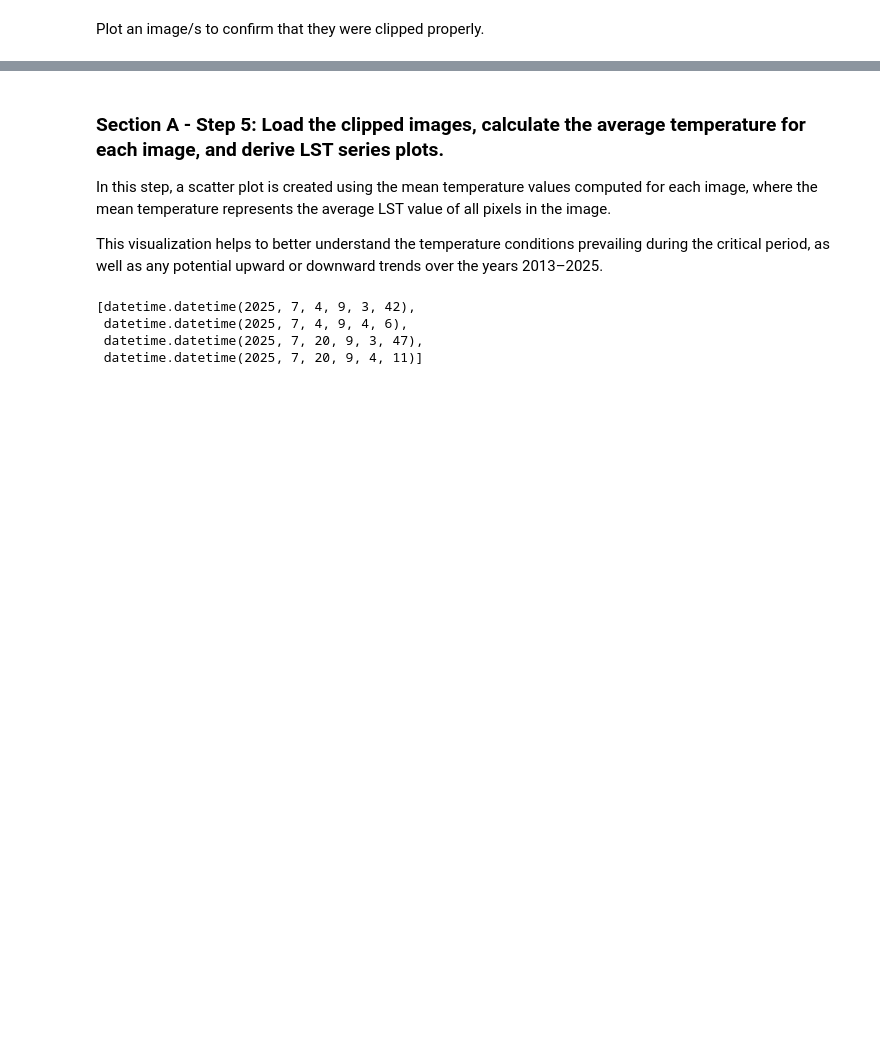
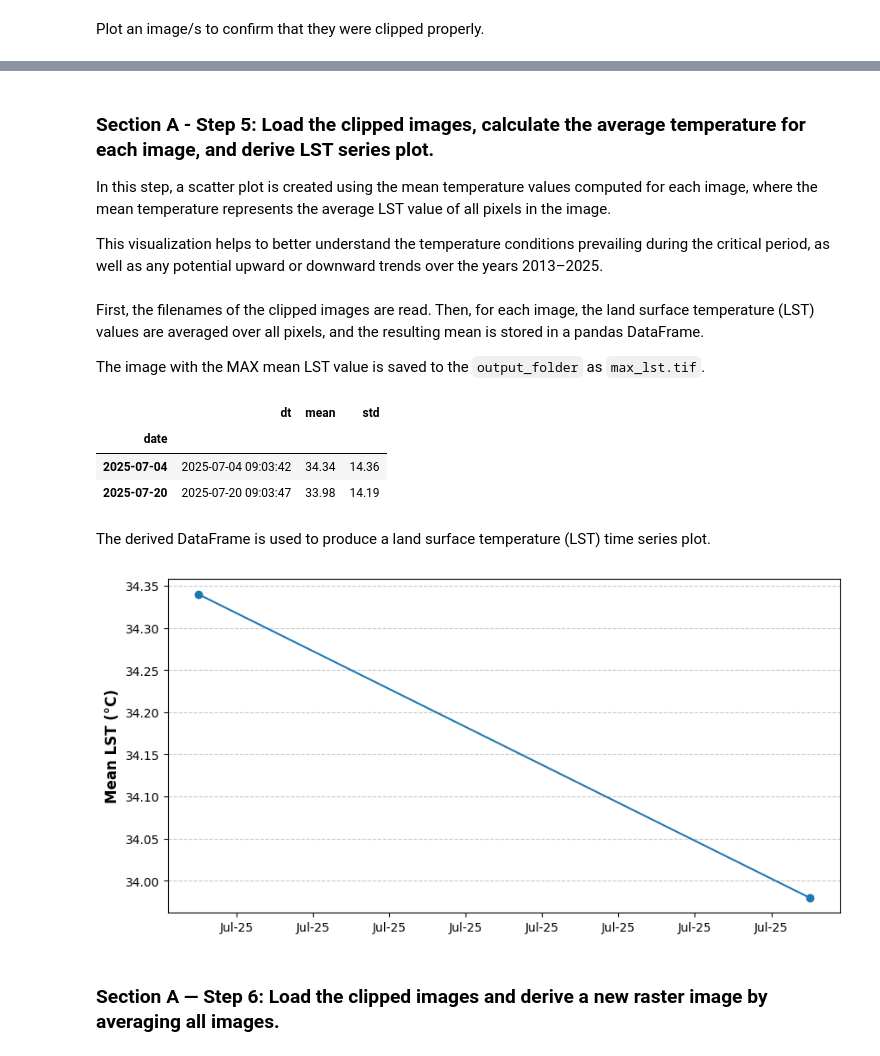
Before and after one commit to Envrio-hub/LAP_BLACK, a Jupyter notebook: urban_heatwaves/high_risk_areas.ipynb, the cells around one changed output, grey strips where cells are left out. Saved outputs shown, nothing was run; the diff lists cells and outputs as text; code cells hidden in the pictures; blank space fills up the shorter version.

```diff
--- a/urban_heatwaves/high_risk_areas.ipynb
+++ b/urban_heatwaves/high_risk_areas.ipynb
@@ -340,17 +353,25 @@ m
 10:57:03 DEBUG: Using fontManager instance from C:\Users\nikol\.matplotlib\fontlist-v390.json
 [interactive output not drawn]
 # %% [markdown]
-### Section A - Step 5: Load the clipped images, calculate the average temperature for each image, and derive LST series plots.
+### Section A - Step 5: Load the clipped images, calculate the average temperature for each image, and derive LST series plot.
 
 In this step, a scatter plot is created using the mean temperature values computed for each image, where the mean temperature represents the average LST value of all pixels in the image.
 
 This visualization helps to better understand the temperature conditions prevailing during the critical period, as well as any potential upward or downward trends over the years 2013–2025.
+# %% [markdown]
+First, the filenames of the clipped images are read. Then, for each image, the land surface temperature (LST) values are averaged over all pixels, and the resulting mean is stored in a pandas DataFrame.
+
+The image with the MAX mean LST value is saved to the `output_folder` as `max_lst.tif`.
 # %%
+if not globals().get("__SETUP_DONE__", False):
+    raise RuntimeError("Please run the Setup cell first.")
+
+
 # Create a list of clipped LST images
 L8list = glob(f"{lst_images}/clipped/*.tif")
 
 # Initialize an empty list to store the datetime objects
-lst_dates = []
+records = []
 
 # Loop through each filename
 for file in L8list:
@@ -359,14 +380,58 @@ for file in L8list:
     filename = Path(file).stem
 
     # Extract the date and time part from the filename
-    date_acq = datetime.strptime(filename, 'AllImages_LST.%Y%m%d_%H%M%S_clipped') # Extract date acquired
+    dt_acq = datetime.strptime(filename, 'AllImages_LST.%Y%m%d_%H%M%S_clipped')
+    date_acq = datetime(dt_acq.year, dt_acq.month, dt_acq.day) # Extract date acquired
 
-    # Append the datetime object to the lst_dates list
-    lst_dates.append(date_acq)
+    # Read raster with rioxarray
+    da = rxr.open_rasterio(f'{lst_images}/clipped/{filename}.tif', masked=True).squeeze(drop=True)
 
-lst_dates
+    # Compute stats over spatial dims
+    # rioxarray returns DataArray with dims like ("y", "x") after squeeze
+    mean_val = round(float(da.mean(skipna=True).values),2)
+    std_val  = round(float(da.std(skipna=True).values),2)
+
+    records.append({"date": date_acq,"dt": dt_acq , "mean": mean_val, "std": std_val})
+
+    # Build DataFrame indexed by dt
+    df = (
+        pd.DataFrame.from_records(records)
+        .set_index("date")
+        .sort_index()
+    )
+
+    df_unique = df[~df.index.duplicated(keep="first")] # Remove potential duplicates
+
+max_lst = df[df['mean'] == df['mean'].max()]
+
+max_image = f"{lst_images}/clipped/AllImages_LST.{max_lst['dt'].iloc[0].strftime('%Y%m%d_%H%M%S')}_clipped.tif"
+
+shutil.copy2(max_image, f'{output_folder}/max_LST_image.tif')
+
+df_unique
 # %% [output]
-[datetime.datetime(2025, 7, 4, 9, 3, 42),
- datetime.datetime(2025, 7, 4, 9, 4, 6),
- datetime.datetime(2025, 7, 20, 9, 3, 47),
- datetime.datetime(2025, 7, 20, 9, 4, 11)]
+|  | dt | mean | std |
+| date |  |  |  |
+| 2025-07-04 | 2025-07-04 09:03:42 | 34.34 | 14.36 |
+| 2025-07-20 | 2025-07-20 09:03:47 | 33.98 | 14.19 |
+# %% [markdown]
+The derived DataFrame is used to produce a land surface temperature (LST) time series plot.
+# %%
+if not globals().get("__SETUP_DONE__", False):
+    raise RuntimeError("Please run the Setup cell first.")
+
+
+fig, ax = plt.subplots(figsize=(10, 5))
+ax.set_ylabel('Mean LST (°C)', fontweight='bold', fontsize=12)
+ax.xaxis.set_major_formatter(plt.matplotlib.dates.DateFormatter('%b-%y'))
+ax.grid(axis='y', linestyle='--', alpha=0.7)
+
+plt.plot(df_unique.index, df_unique['mean'], marker='o', label='Mean LST')
+
+fig.savefig(f'{output_folder}/lst_timeseries.png', dpi=300, bbox_inches="tight")
+
+plt.show()
+# %% [output]
+[figure, added]
+# %% [markdown]
+### Section A — Step 6: Load the clipped images and derive a new raster image by averaging all images.
```
Also changed, not shown: parts of 9 cells of this notebook, 13 other files.
